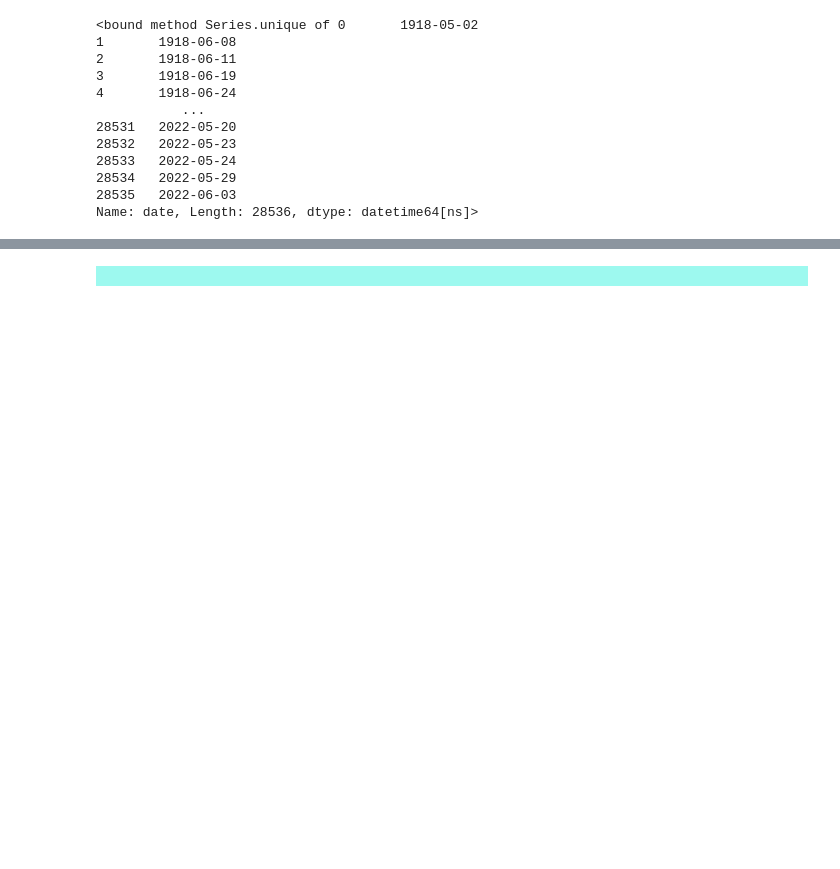
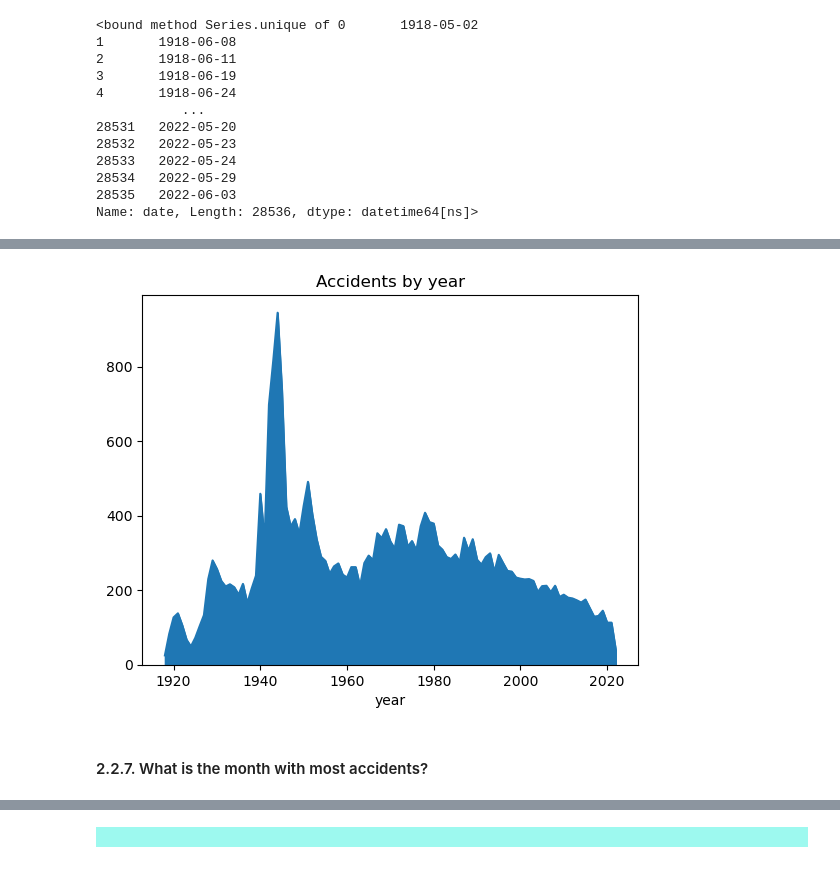
Before and after one commit to petiatodorova/Accidents-in-Aviation-Analysis, a Jupyter notebook: Dataset_1_AAB.ipynb, the cells around one changed output, grey strips where cells are left out. Saved outputs shown, nothing was run; the diff lists cells and outputs as text; code cells hidden in the pictures; blank space fills up the shorter version.

```diff
--- a/Dataset_1_AAB.ipynb
+++ b/Dataset_1_AAB.ipynb
@@ -280,0 +329,8 @@ Name: date, Length: 28536, dtype: datetime64[ns]>
+# %%
+avioset.groupby('year').size().plot.area()
+plt.title("Accidents by year")
+plt.show()
+# %% [output]
+[figure, added]
+# %% [markdown]
+#### 2.2.7. What is the month with most accidents?
```
Also changed, not shown: parts of 21 cells of this notebook.
